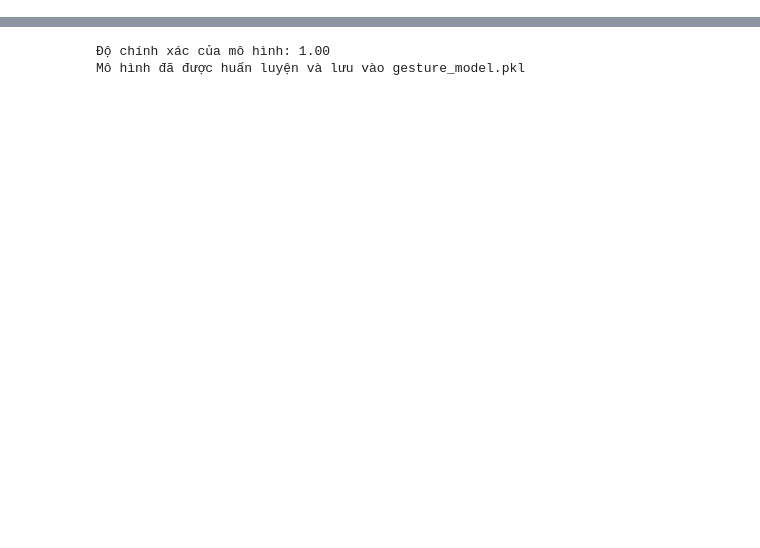
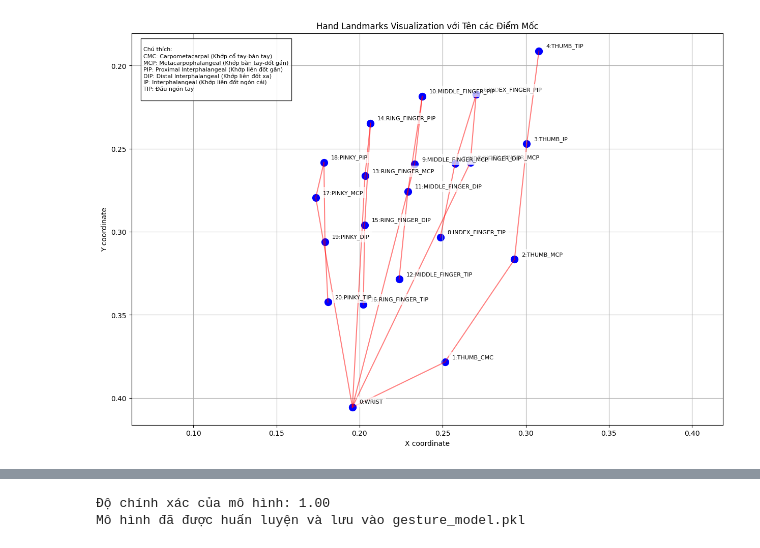
Before and after one commit to DarkFromAbyss/Hand_Landmark_by_Mediapipe, a Jupyter notebook: notebooks/hand_landmark.ipynb, the cells around one changed output, grey strips where cells are left out. Saved outputs shown, nothing was run; the diff lists cells and outputs as text; code cells hidden in the pictures; blank space fills up the shorter version.

```diff
--- a/notebooks/hand_landmark.ipynb
+++ b/notebooks/hand_landmark.ipynb
@@ -13,0 +35,3 @@ import pickle
+# %%
+df = pd.read_csv(os.path.join(path, os.listdir(path)[0]))  # Đọc dữ liệu từ file CSV
+df
@@ -13,0 +91,69 @@ import pickle
+# %%
+# Định nghĩa tên các điểm mốc
+landmark_names = [
+    'WRIST',  # 0
+    'THUMB_CMC', 'THUMB_MCP', 'THUMB_IP', 'THUMB_TIP',  # 1-4
+    'INDEX_FINGER_MCP', 'INDEX_FINGER_PIP', 'INDEX_FINGER_DIP', 'INDEX_FINGER_TIP',  # 5-8
+    'MIDDLE_FINGER_MCP', 'MIDDLE_FINGER_PIP', 'MIDDLE_FINGER_DIP', 'MIDDLE_FINGER_TIP',  # 9-12
+    'RING_FINGER_MCP', 'RING_FINGER_PIP', 'RING_FINGER_DIP', 'RING_FINGER_TIP',  # 13-16
+    'PINKY_MCP', 'PINKY_PIP', 'PINKY_DIP', 'PINKY_TIP'  # 17-20
+]
+
+# Lấy một mẫu dữ liệu để visualization (ví dụ: mẫu đầu tiên)
+sample_data = df.iloc[0, 2:].values.reshape(-1, 2)  # Reshape thành mảng Nx2 cho coordinates x,y
+
+# Tạo figure với kích thước lớn hơn
+plt.figure(figsize=(15, 10))
+
+# Vẽ scatter plot cho các điểm mốc
+plt.scatter(sample_data[:, 0], sample_data[:, 1], c='blue', s=100)
+
+# Thêm tên cho từng điểm
+for i, (x, y) in enumerate(sample_data):
+    plt.annotate(f'{i}:{landmark_names[i]}', (x, y),
+                xytext=(10, 5), textcoords='offset points',
+                bbox=dict(facecolor='white', edgecolor='none', alpha=0.7),
+                fontsize=8)
+
+# Vẽ các đường nối giữa các điểm mốc để tạo hình dạng bàn tay
+# Định nghĩa các connections giữa các điểm mốc (dựa trên MediaPipe hand landmarks)
+connections = [
+    (0, 1), (1, 2), (2, 3), (3, 4),  # Ngón cái (Thumb)
+    (0, 5), (5, 6), (6, 7), (7, 8),  # Ngón trỏ (Index finger)
+    (0, 9), (9, 10), (10, 11), (11, 12),  # Ngón giữa (Middle finger)
+    (0, 13), (13, 14), (14, 15), (15, 16),  # Ngón áp út (Ring finger)
+    (0, 17), (17, 18), (18, 19), (19, 20)  # Ngón út (Pinky)
+]
+
+# Vẽ các đường nối
+for start, end in connections:
+    plt.plot([sample_data[start, 0], sample_data[end, 0]],
+             [sample_data[start, 1], sample_data[end, 1]],
+             'r-', alpha=0.5)
+
+plt.title('Hand Landmarks Visualization với Tên các Điểm Mốc')
+plt.xlabel('X coordinate')
+plt.ylabel('Y coordinate')
+
+# Thêm chú thích cho các phần của bàn tay
+plt.text(0.02, 0.98, '''
+Chú thích:
+CMC: Carpometacarpal (Khớp cổ tay-bàn tay)
+MCP: Metacarpophalangeal (Khớp bàn tay-đốt gần)
+PIP: Proximal Interphalangeal (Khớp liên đốt gần)
+DIP: Distal Interphalangeal (Khớp liên đốt xa)
+IP: Interphalangeal (Khớp liên đốt ngón cái)
+TIP: Đầu ngón tay
+''', transform=plt.gca().transAxes, bbox=dict(facecolor='white', alpha=0.8),
+         fontsize=8, verticalalignment='top')
+
+# Đảo ngược trục y để match với coordinate system của ảnh
+plt.gca().invert_yaxis()
+
+# Cân bằng tỷ lệ các trục
+plt.axis('equal')
+
+plt.grid(True)
+plt.show()
+# %% [output]
+[figure, added]
```
Also changed, not shown: parts of 22 cells of this notebook, 2 other files.
